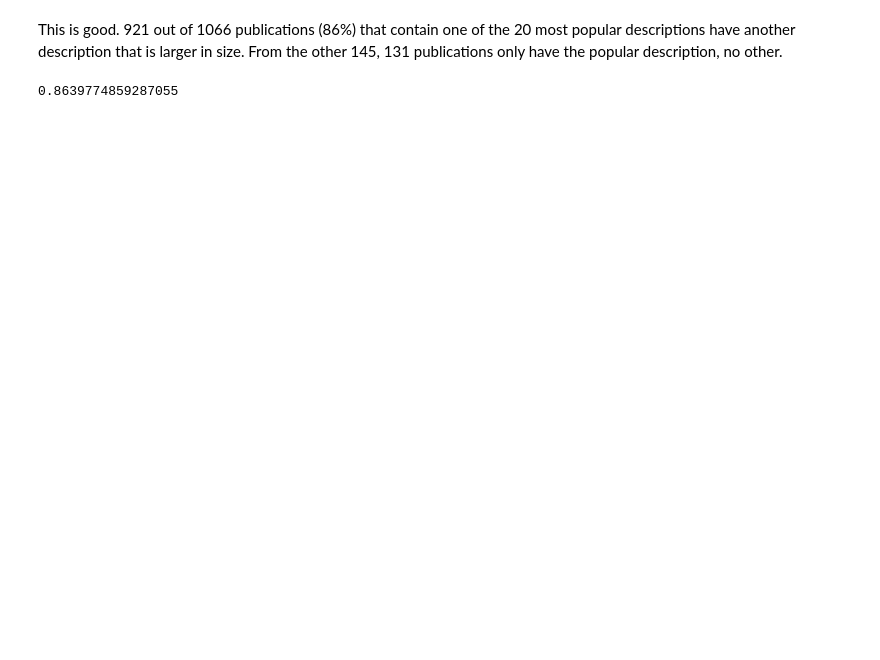
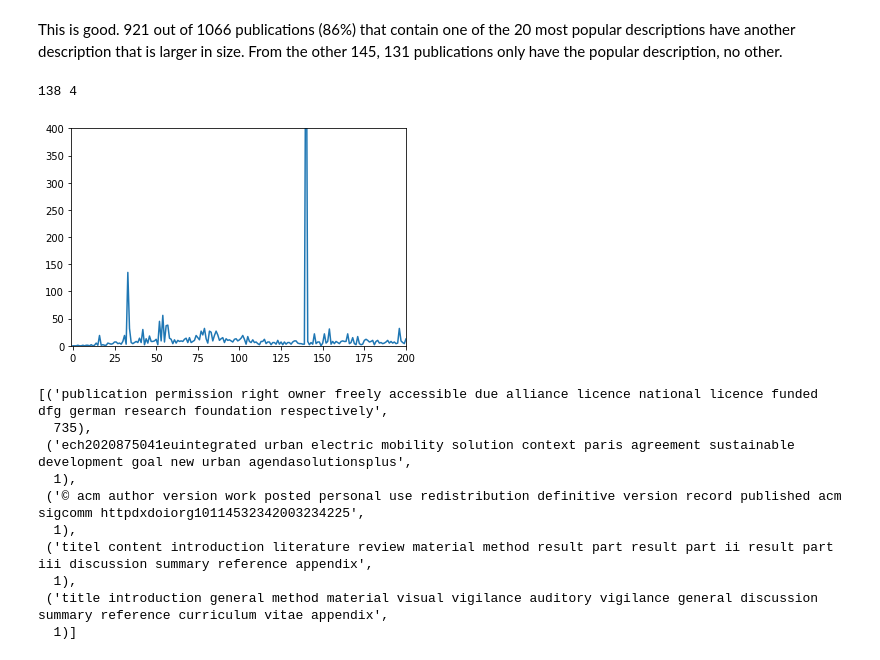
Before and after one commit to carlosfranzreb-uni/thesis_repo_analysis, a Jupyter notebook: analysis/descriptions/uninformative_descriptions.ipynb, the cells around one changed output. Drawn from its saved outputs; the diff is of its cells as text; code cells hidden in the pictures; blank space fills up the shorter version.

Commit message:
Bugfix: I wasn't getting all the data in plot_lengths.

```diff
--- a/analysis/descriptions/uninformative_descriptions.ipynb
+++ b/analysis/descriptions/uninformative_descriptions.ipynb
@@ -284,7 +290,49 @@ larger_per_n.most_common(7)
  ((5, True), 1)]
 # %% [markdown]
 This is good. 921 out of 1066 publications (86%) that contain one of the 20 most popular descriptions have another description that is larger in size. From the other 145, 131 publications only have the popular description, no other.
-# %%
-921/(921+145)
-# %% [output]
-0.8639774859287055
+# %%
+def plot_lengths_p(data):
+    all_lengths = [len(desc) for desc in data]
+    lengths, cnt = zip(*sorted(Counter(all_lengths).items()))
+    print(lengths[129], cnt[129])
+    lengths, cnt = list(lengths), list(cnt)
+    y = []
+    i = 1
+    while len(cnt) > 0:
+        if lengths[0] == i:
+            y.append(cnt.pop(0))
+            lengths.pop(0)
+        else:
+            y.append(0)
+        i += 1
+    plt.plot(y)
+    plt.xlim(-1, 200)
+    plt.ylim(0, 400)
+    plt.show()
+    return y
+# %%
+def check_data_p(data, length):
+    """ Return the descriptions with the given length. """
+    descriptions = []
+    for desc in data:
+        if desc is not None and len(desc) == length:
+            descriptions.append(desc)
+    return descriptions
+# %%
+y = plot_lengths_p(processed_descriptions)
+y_141 = check_data_p(processed_descriptions, 141)
+cnt_141 = Counter(y_141)
+cnt_141.most_common(5)
+# %% [output]
+138 4
+[figure, added]
+[('publication permission right owner freely accessible due alliance licence national licence funded dfg german research foundation respectively',
+  735),
+ ('ech2020875041euintegrated urban electric mobility solution context paris agreement sustainable development goal new urban agendasolutionsplus',
+  1),
+ ('© acm author version work posted personal use redistribution definitive version record published acm sigcomm httpdxdoiorg10114532342003234225',
+  1),
+ ('titel content introduction literature review material method result part result part ii result part iii discussion summary reference appendix',
+  1),
+ ('title introduction general method material visual vigilance auditory vigilance general discussion summary reference curriculum vitae appendix',
+  1)]
```
Also changed, not shown: parts of 6 cells of this notebook.
